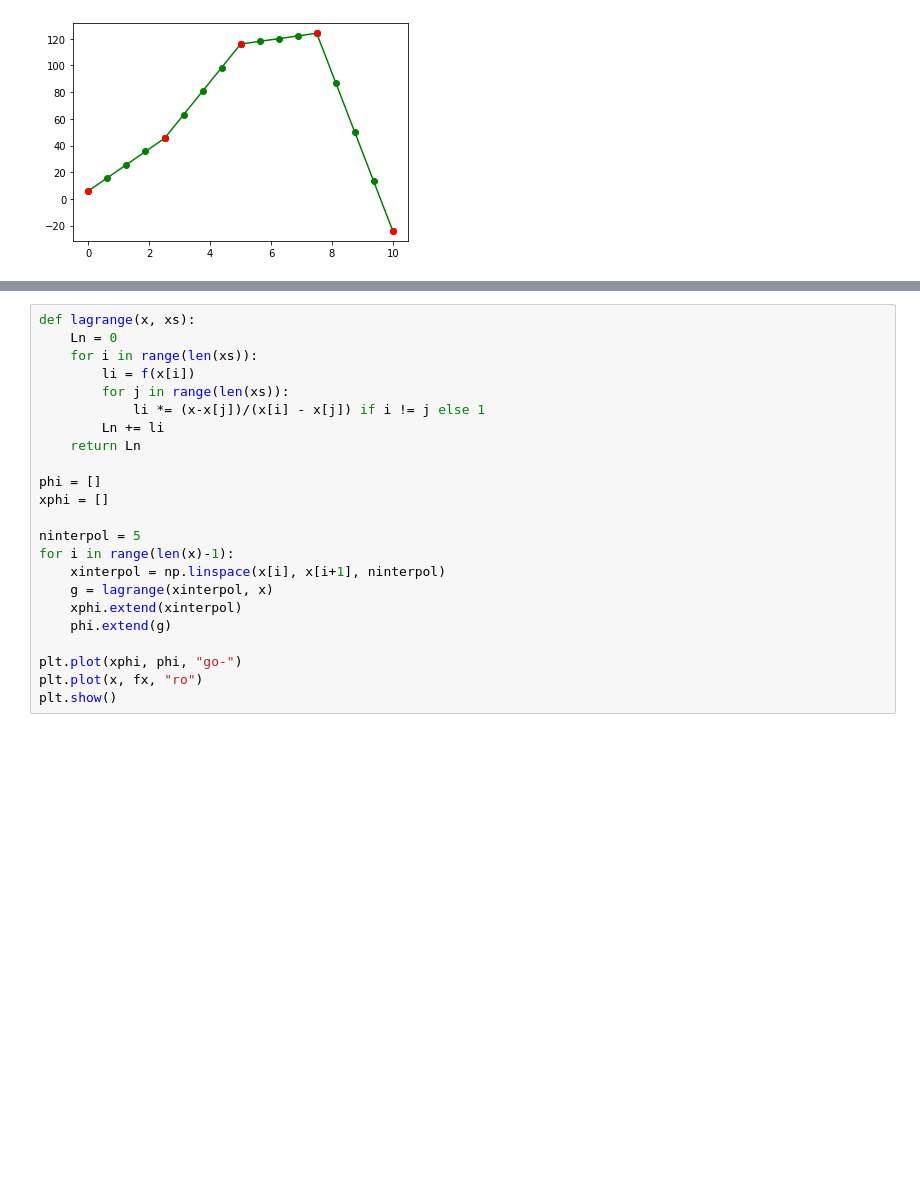
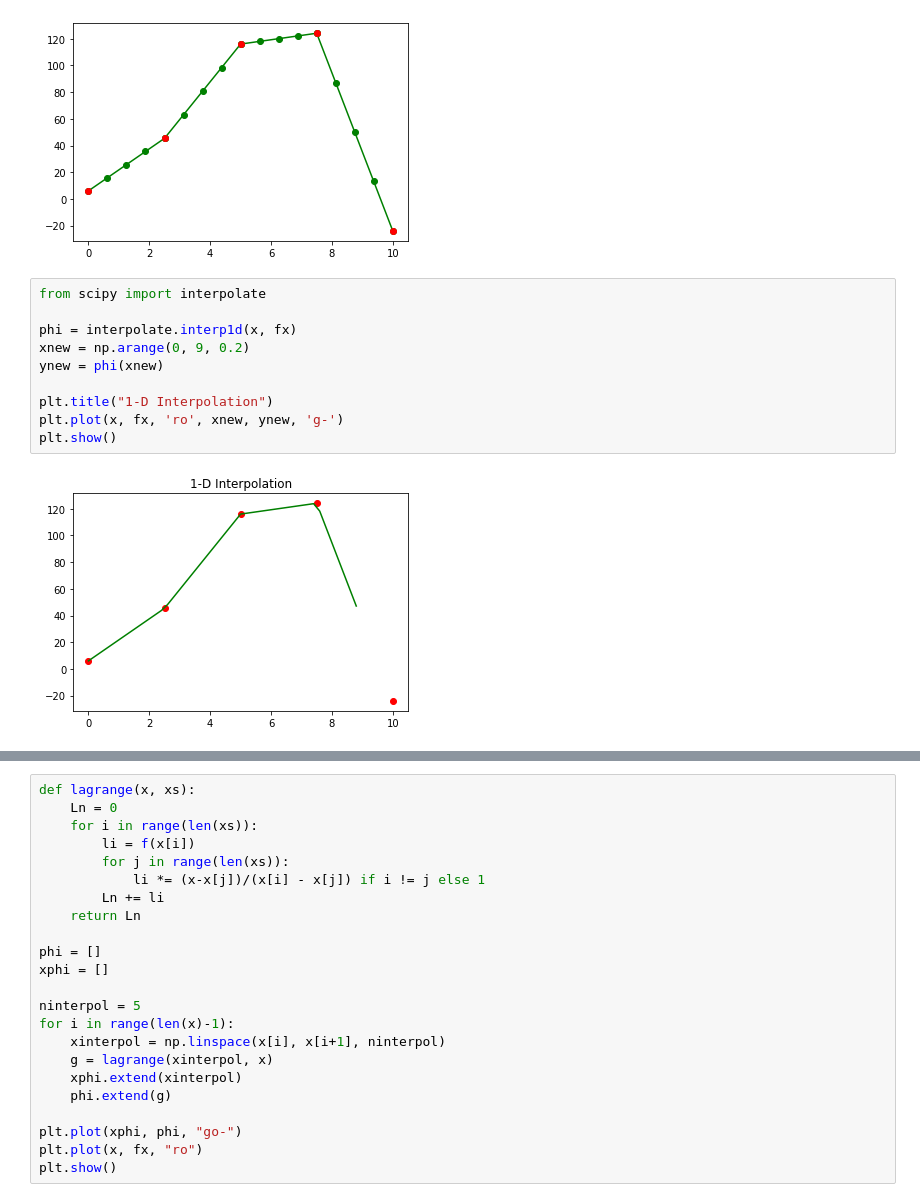
Before and after one commit to pavelberanek91/matematicky-software, a Jupyter notebook: MS5_interpolace_aproximace.ipynb, the cells around one changed output, grey strips where cells are left out. Saved outputs shown, nothing was run; the diff lists cells and outputs as text; blank space fills up the shorter version.

Commit message:
pridana interpolace

```diff
--- a/MS5_interpolace_aproximace.ipynb
+++ b/MS5_interpolace_aproximace.ipynb
@@ -55,6 +55,18 @@ plt.plot(x, fx, "ro")
 plt.show()
 # %% [output]
 [figure]
+# %%
+from scipy import interpolate
+
+phi = interpolate.interp1d(x, fx)
+xnew = np.arange(0, 9, 0.2)
+ynew = phi(xnew)
+
+plt.title("1-D Interpolation")
+plt.plot(x, fx, 'ro', xnew, ynew, 'g-')
+plt.show()
+# %% [output]
+[figure, added]
 # %% [markdown]
 #### Vandermondova matice
 
```
Also changed, not shown: parts of 19 cells of this notebook.
